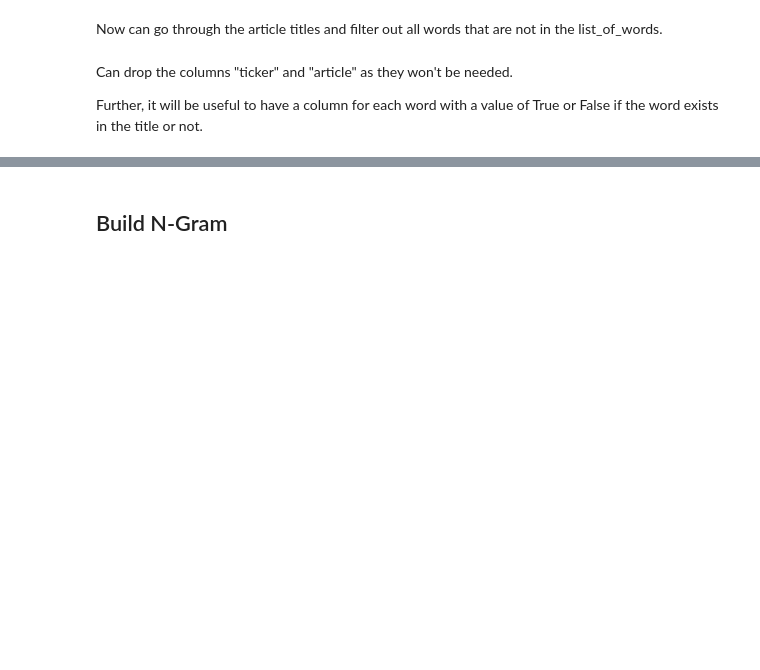
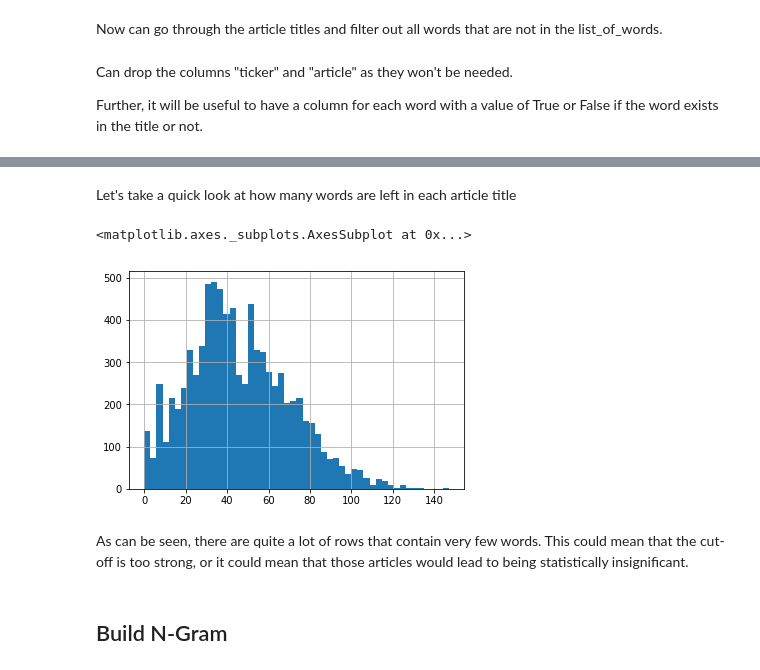
Before and after one commit to mikebrowne/BioPharmaceuticalFactorModel, a Jupyter notebook: notebooks/exploratory/03-KeywordsAsAFactor_NGrams.ipynb, the cells around one changed output, grey strips where cells are left out. Saved outputs shown, nothing was run; the diff lists cells and outputs as text; code cells hidden in the pictures; blank space fills up the shorter version.

```diff
--- a/notebooks/exploratory/03-KeywordsAsAFactor_NGrams.ipynb
+++ b/notebooks/exploratory/03-KeywordsAsAFactor_NGrams.ipynb
@@ -168,3 +161,12 @@ article_df.head()
+# %% [markdown]
+Let's take a quick look at how many words are left in each article title
+# %%
+article_df.title.apply(len).hist(bins=50)
+# %% [output]
+<matplotlib.axes._subplots.AxesSubplot at 0x...>
+[figure, added]
+# %% [markdown]
+As can be seen, there are quite a lot of rows that contain very few words. This could mean that the cut-off is too strong, or it could mean that those articles would lead to being statistically insignificant.
 # %% [markdown]
 <a id="3"></a>
 
```
Also changed, not shown: parts of 39 cells of this notebook, 5 other files.
